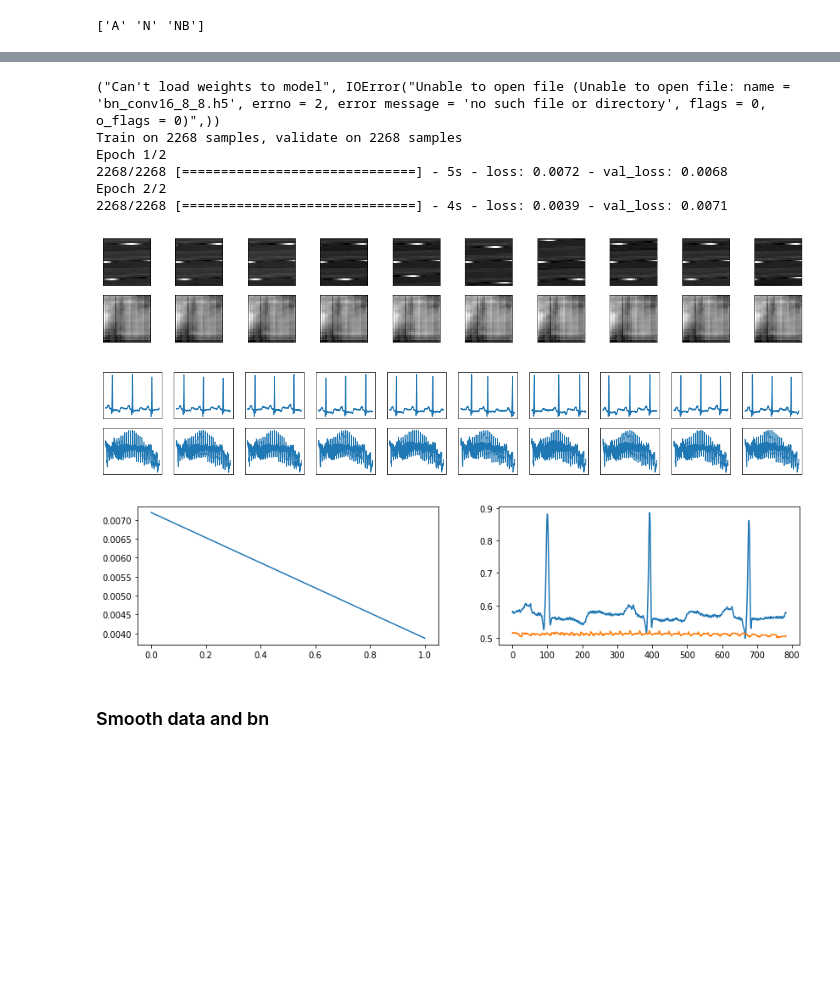
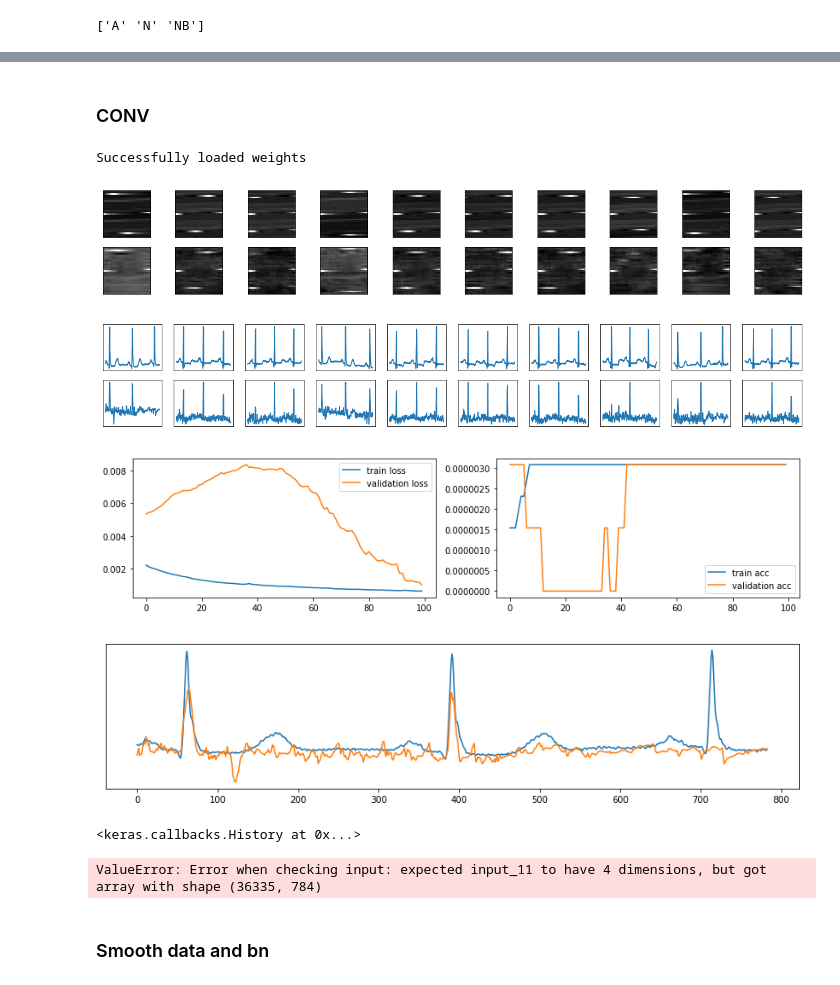
Before and after one commit to piotrbazan/machine-learning, a Jupyter notebook: projects/ecg/ecg.ipynb, the cells around one changed output, grey strips where cells are left out. Drawn from its saved outputs; the diff is of its cells as text; code cells hidden in the pictures; blank space fills up the shorter version.

```diff
--- a/projects/ecg/ecg.ipynb
+++ b/projects/ecg/ecg.ipynb
@@ -64,4 +64,5 @@ run_full_model(encoders[1], epochs=50)
 # %%
-fit(create_encoders(784, [256, 128], 64), x_train, x_test, epochs=2, filename='weights/784_256_128_64.h5', load_prev=True)
+encoders = create_encoders(784, [256, 128], 64)
+fit_encoders(encoders, x_train_beats, x_test_beats, epochs=2, filename='784_256_128_64.h5', load_prev=True)
 # %% [output]
 Successfully loaded weights
@@ -76,4 +92,5 @@ Epoch 2/2
 # %%
-fit(create_encoders(784, [512], 64), x_train, x_test, epochs=1, filename='weights/784_512_64.h5', load_prev=True)
+encoders = create_encoders(784, [512], 64)
+fit_encoders(encoders, x_train_beats, x_test_beats, epochs=2, filename='784_512_64.h5', load_prev=True)
 # %% [output]
 Successfully loaded weights
@@ -88,14 +127,13 @@ Epoch 1/1
+# %% [markdown]
+### CONV
 # %%
 encoders = create_conv_encoders()
 # %%
-fit(encoders, x_train, x_test, epochs=2, filename='bn_conv16_8_8.h5', load_prev=True)
+fit_encoders(encoders, x_train_beats, x_test_beats, epochs=100, filename='bn_conv16_8_8.h5', load_prev=True)
 # %% [output]
-("Can't load weights to model", IOError("Unable to open file (Unable to open file: name = 'bn_conv16_8_8.h5', errno = 2, error message = 'no such file or directory', flags = 0, o_flags = 0)",))
-Train on 2268 samples, validate on 2268 samples
-Epoch 1/2
-2268/2268 [==============================] - 5s - loss: 0.0072 - val_loss: 0.0068
-Epoch 2/2
-2268/2268 [==============================] - 4s - loss: 0.0039 - val_loss: 0.0071
+Successfully loaded weights
-[figure, old version]
+[figure, new version]
-[figure, old version]
+[figure, new version]
-[figure, old version]
+[figure, new version]
+[figure, added]
+<keras.callbacks.History at 0x...>
@@ -102,3 +142,8 @@ Epoch 2/2
+# %%
+fit_full_model(full_model, x_train, x_test, y_train, y_test, epochs=100, verbose=1)
+plot_validation_diagram(full_model, lb.classes_, ann, sig, 500, 2500)
+# %% [output]
+ValueError: Error when checking input: expected input_11 to have 4 dimensions, but got array with shape (36335, 784)
 # %% [markdown]
 ### Smooth data and bn
 # %%
```
Also changed, not shown: parts of 17 cells of this notebook.
